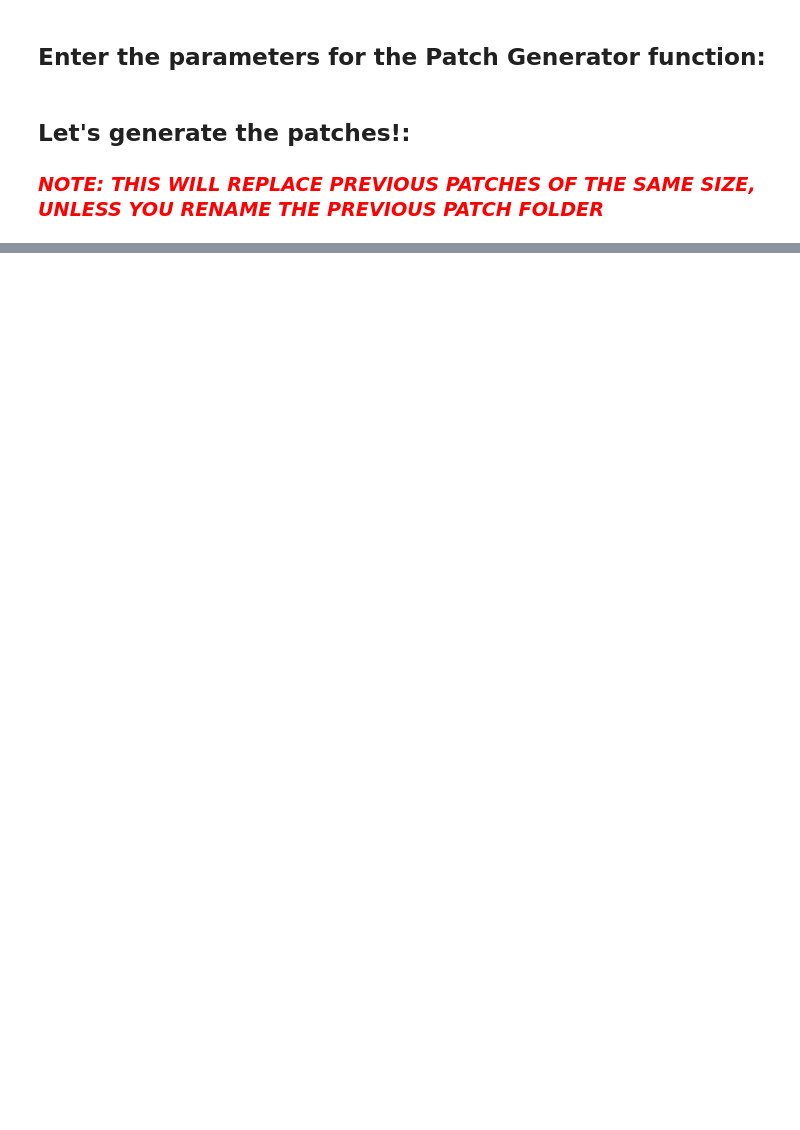
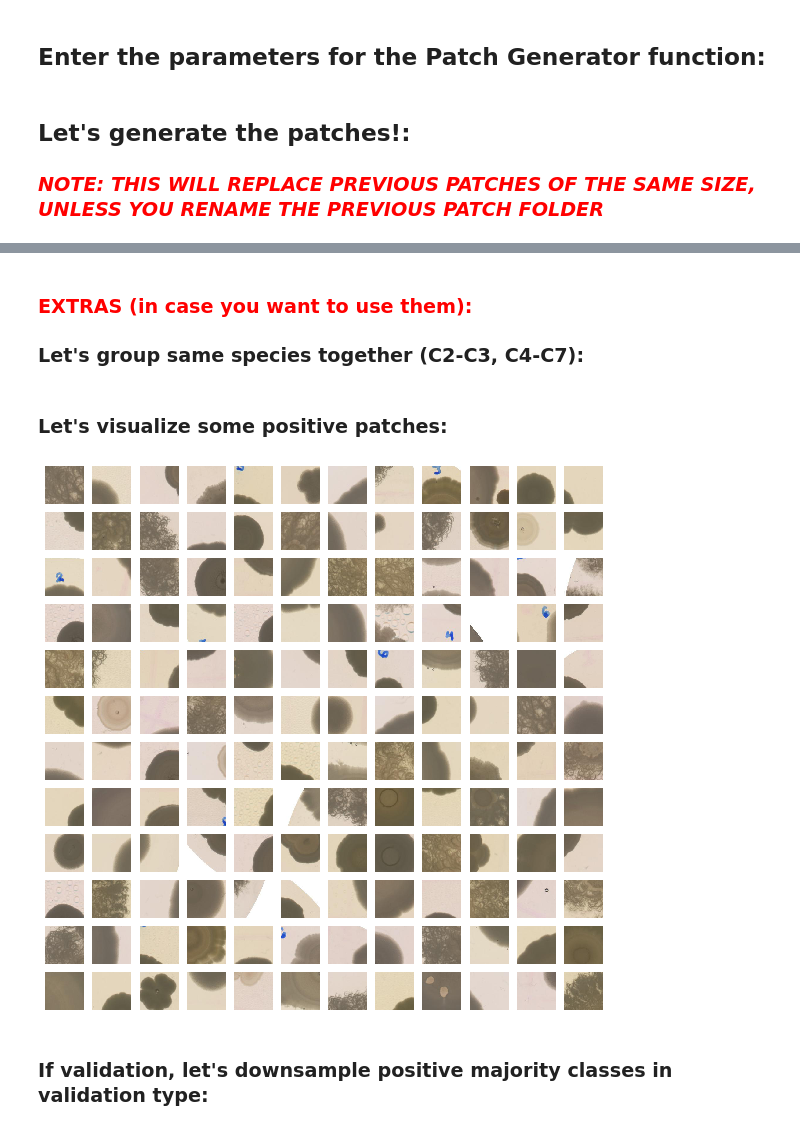
Before and after one commit to deibyrios/bacteria-classification, a Jupyter notebook: Image pre-processing/4. Patch Generator.ipynb, the cells around one changed output, grey strips where cells are left out. Drawn from its saved outputs; the diff is of its cells as text; code cells hidden in the pictures; blank space fills up the shorter version.

Commit message:
updated patch generator

```diff
--- a/Image pre-processing/4. Patch Generator.ipynb
+++ b/Image pre-processing/4. Patch Generator.ipynb
@@ -243,7 +285,8 @@ positive_pixels_only = True             # True-> positive pixels only. False-> n
 # %%
 """Be CAREFUL, this will replace previously produced Patches of the same size"""
 patch_dir = create_patches(img_types, patch_types, patch_size, stride, min_pos_pixels, validation_type,
-                           val_stride, include_dish_border, positive_pixels_only)
+                           val_stride, val_min_pos_pixels, include_dish_border, positive_pixels_only,
+                           rotate_every, rotate_val_every)
 
 # Let's count patches by type and location:
 grand_total, pos_total, neg_total = 0, 0, 0
@@ -251,8 +294,8 @@ for type in ['Serial', 'Control', 'Streak']:
     print("\nTotal '{}' Patches per location:".format(type))
     n_type, type_pos, type_neg = 0, 0, 0
     for i in range(1,11):
-        pos_folder = '../Data/{}/Positive/{}/C{}_pos'.format(patch_dir,type,i)
-        neg_folder = '../Data/{}/Negative/{}/C{}_neg'.format(patch_dir,type,i)
+        pos_folder = '{}Positive/{}/C{}_pos'.format(patch_dir,type,i)
+        neg_folder = '{}Negative/{}/C{}_neg'.format(patch_dir,type,i)
         n_pos = len(os.listdir(pos_folder))
         n_neg = len(os.listdir(neg_folder))
         total = n_pos + n_neg
@@ -271,0 +329,3 @@ generating "Serial" patches...............
+# %% [markdown]
+###  <span style="color:red">EXTRAS (in case you want to use them):</span>
+### Let's group same species together (C2-C3, C4-C7):
@@ -271,0 +359,28 @@ generating "Serial" patches...............
+# %% [markdown]
+### Let's visualize some positive patches:
+# %%
+classes = ['C1','C2-3','C4-7','C5','C6','C8','C9','C10']
+pos_patches = []
+neg_patches = []
+
+for type in ['Serial', 'Control', 'Streak']:
+    for cls in classes:
+        pos_folder = '{}Positive/{}/{}_pos'.format(patch_dir,type,cls)
+        neg_folder = '{}Negative/{}/{}_neg'.format(patch_dir,type,cls)
+        pos_class_patches = get_files(pos_folder)
+        pos_patches = pos_patches + pos_class_patches
+        neg_class_patches = get_files(neg_folder)
+        neg_patches = neg_patches + neg_class_patches
+
+#We randomly visualize some generated patches.
+fig, axes1 = plt.subplots(12,12,figsize=(10,10))
+for j in range(12):
+    for k in range(12):
+        i = np.random.choice(range(len(pos_patches)))
+        axes1[j][k].set_axis_off()
+        patch = Image.open(pos_patches[i])
+        axes1[j][k].imshow(np.asarray(patch), cmap="gray")
+# %% [output]
+[figure, added]
+# %% [markdown]
+### If validation, let's downsample positive majority classes in validation type:
```
Also changed, not shown: parts of 7 cells of this notebook, 5 other files.
